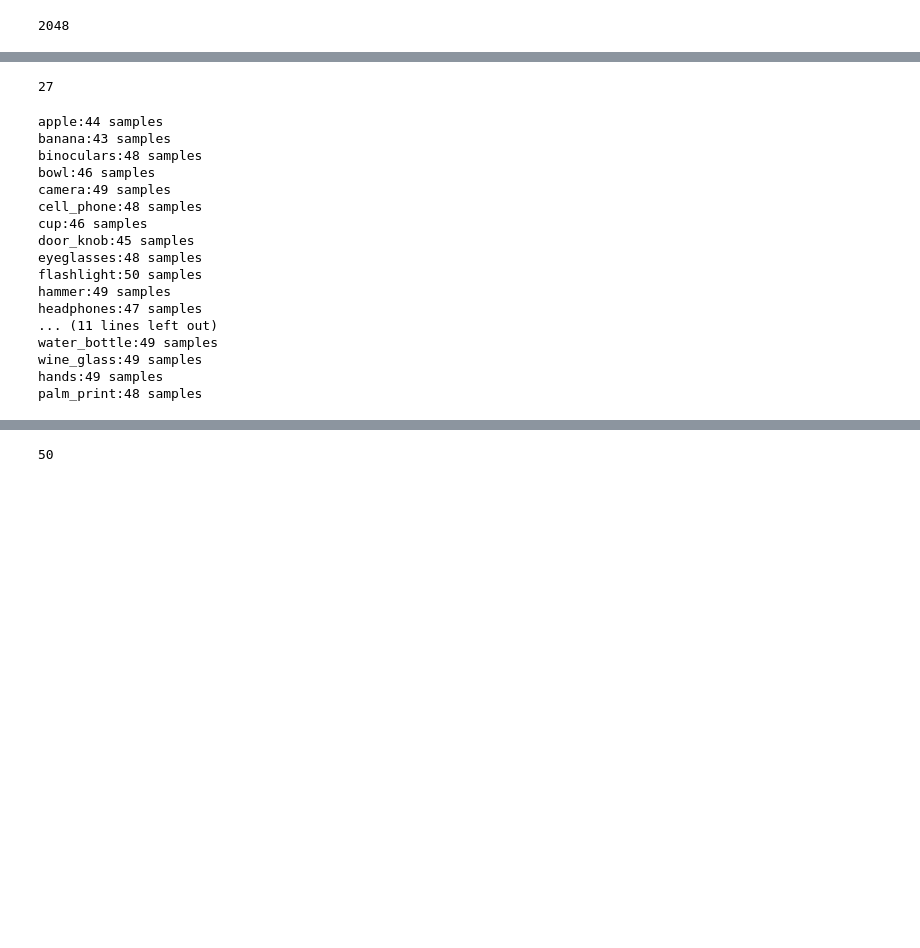
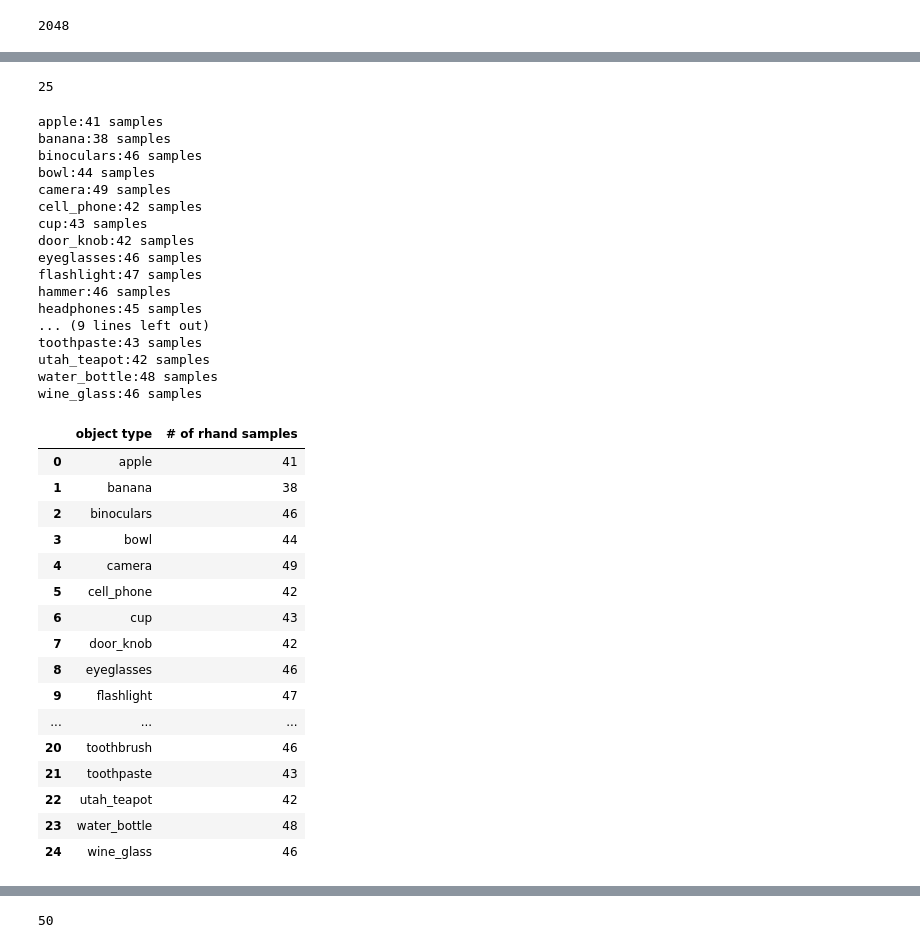
Before and after one commit to yujie-tao/ContactPose, a Jupyter notebook: playground.ipynb, the cells around one changed output, grey strips where cells are left out. Cells and saved outputs as stored; diff of their text form; code cells hidden in the pictures; blank space fills up the shorter version.

```diff
--- a/playground.ipynb
+++ b/playground.ipynb
@@ -71,37 +71,66 @@ plt.show()
 # %%
 obj_class_all = ["apple", "banana", "binoculars", "bowl", "camera", "cell_phone", "cup", "door_knob", "eyeglasses", "flashlight",
                 "hammer", "headphones", "knife", "light_bulb", "mouse", "mug", "pan", "ps_controller", "scissors", "stapler",
-                "toothbrush", "toothpaste", "utah_teapot", "water_bottle", "wine_glass", "hands", "palm_print"]
+                "toothbrush", "toothpaste", "utah_teapot", "water_bottle", "wine_glass",]
+
+# "hands", "palm_print"
 # %%
 len(obj_class_all)
 # %% [output]
-27
+25
 # %%
 root = "./data/contactpose_data/"
+right_count = []
 for obj in obj_class_all:
     count = 0
     for folder in os.listdir(root):
         if "use" in folder:
             if obj in os.listdir(root + folder):
-                count = count + 1
+                subj_id = folder.split("_")[0][4:]
+                cp = ContactPose(int(subj_id), "use", obj,load_mano=False)
+                if cp.hand_joints()[1] is not None:
+                    count = count + 1
+    right_count.append(count)
     print(obj + ":" + str(count) + " samples")
 # %% [output]
-apple:44 samples
-banana:43 samples
-binoculars:48 samples
-bowl:46 samples
+apple:41 samples
+banana:38 samples
+binoculars:46 samples
+bowl:44 samples
 camera:49 samples
-cell_phone:48 samples
-cup:46 samples
-door_knob:45 samples
-eyeglasses:48 samples
-flashlight:50 samples
-hammer:49 samples
-headphones:47 samples
-... (11 lines left out)
-water_bottle:49 samples
-wine_glass:49 samples
-hands:49 samples
-palm_print:48 samples
+cell_phone:42 samples
+cup:43 samples
+door_knob:42 samples
+eyeglasses:46 samples
+flashlight:47 samples
+hammer:46 samples
+headphones:45 samples
+... (9 lines left out)
+toothpaste:43 samples
+utah_teapot:42 samples
+water_bottle:48 samples
+wine_glass:46 samples
+# %%
+d = {'object type': obj_class_all, '# of rhand samples': right_count}
+df = pd.DataFrame(data=d)
+df
+# %% [output]
+|  | object type | # of rhand samples |
+| 0 | apple | 41 |
+| 1 | banana | 38 |
+| 2 | binoculars | 46 |
+| 3 | bowl | 44 |
+| 4 | camera | 49 |
+| 5 | cell_phone | 42 |
+| 6 | cup | 43 |
+| 7 | door_knob | 42 |
+| 8 | eyeglasses | 46 |
+| 9 | flashlight | 47 |
+| ... | ... | ... |
+| 20 | toothbrush | 46 |
+| 21 | toothpaste | 43 |
+| 22 | utah_teapot | 42 |
+| 23 | water_bottle | 48 |
+| 24 | wine_glass | 46 |
 # %%
 # for obj in obj_class_all:
```
Also changed, not shown: parts of 9 cells of this notebook.
